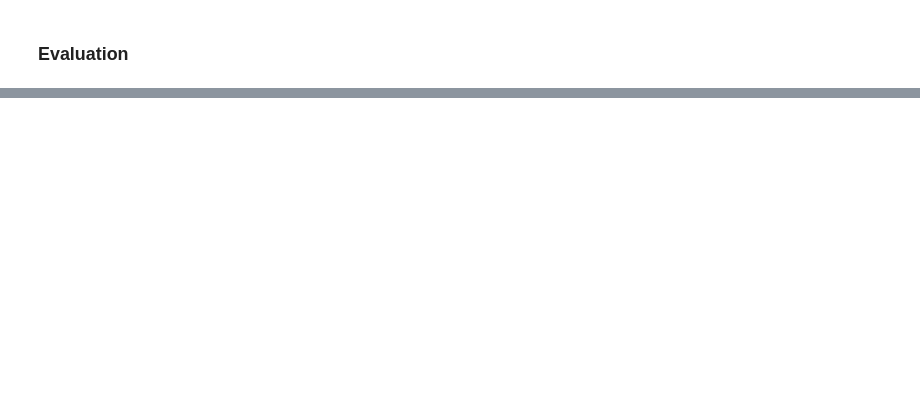
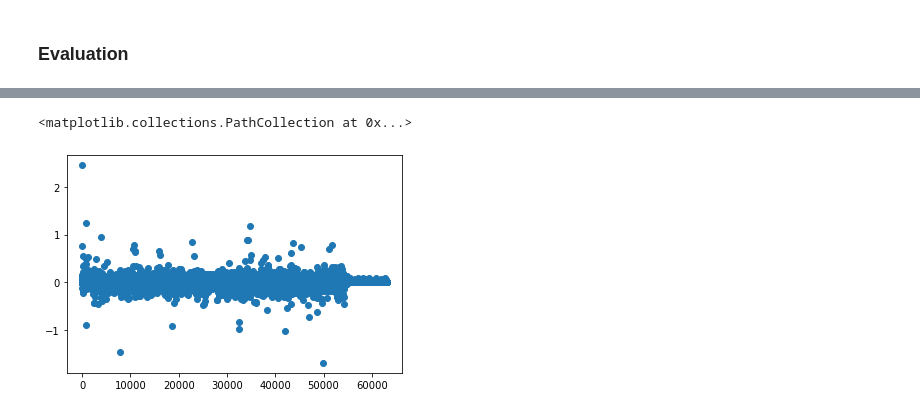
Before and after one commit to rifkybujana/FND, a Jupyter notebook: Logistic Regression Model.ipynb, the cells around one changed output, grey strips where cells are left out. Drawn from its saved outputs; the diff is of its cells as text; code cells hidden in the pictures; blank space fills up the shorter version.

```diff
--- a/Logistic Regression Model.ipynb
+++ b/Logistic Regression Model.ipynb
@@ -84 +115,6 @@ Accuracy: 45.0%
+# %%
+plt.scatter([i for i in range(len(lrModel.weight))], lrModel.weight)
+# %% [output]
+<matplotlib.collections.PathCollection at 0x...>
+[figure, added]
 # %%
```
Also changed, not shown: parts of 28 cells of this notebook, 3 other files.
